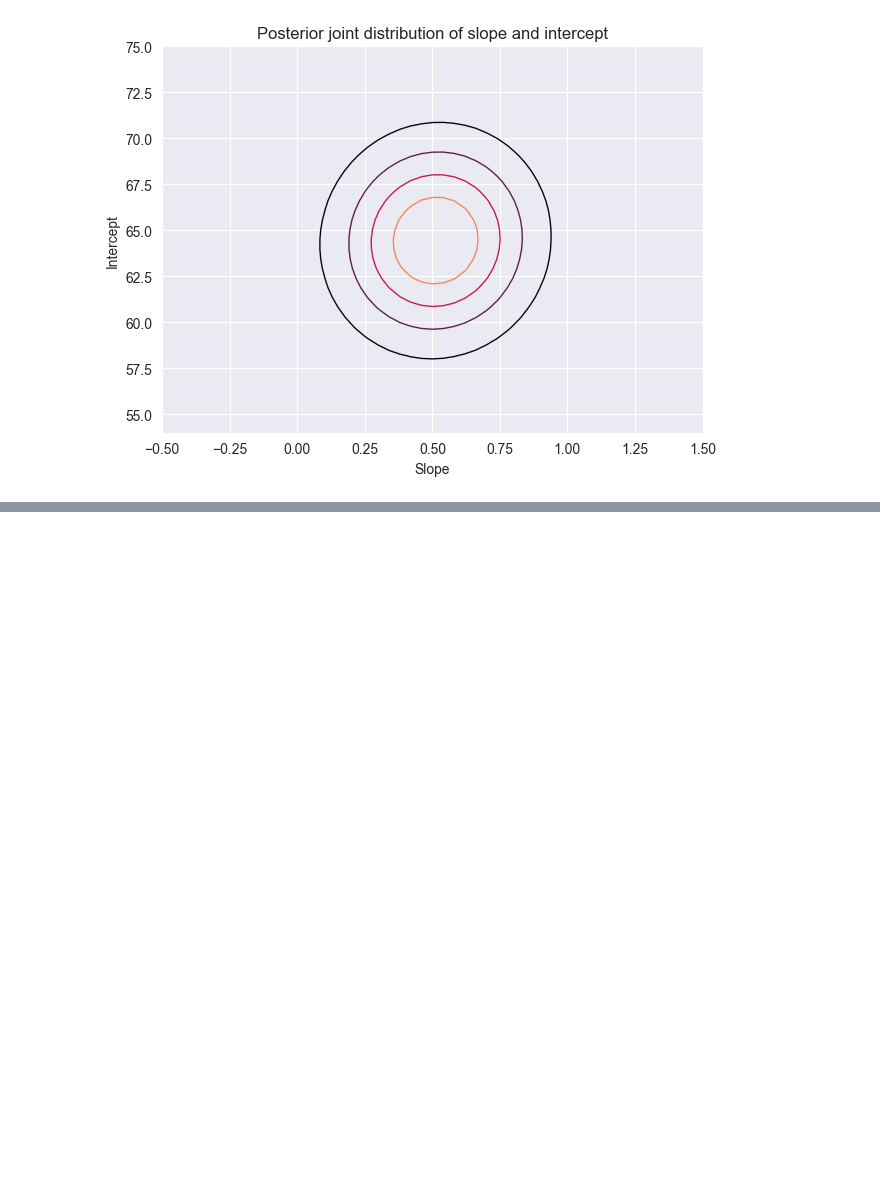
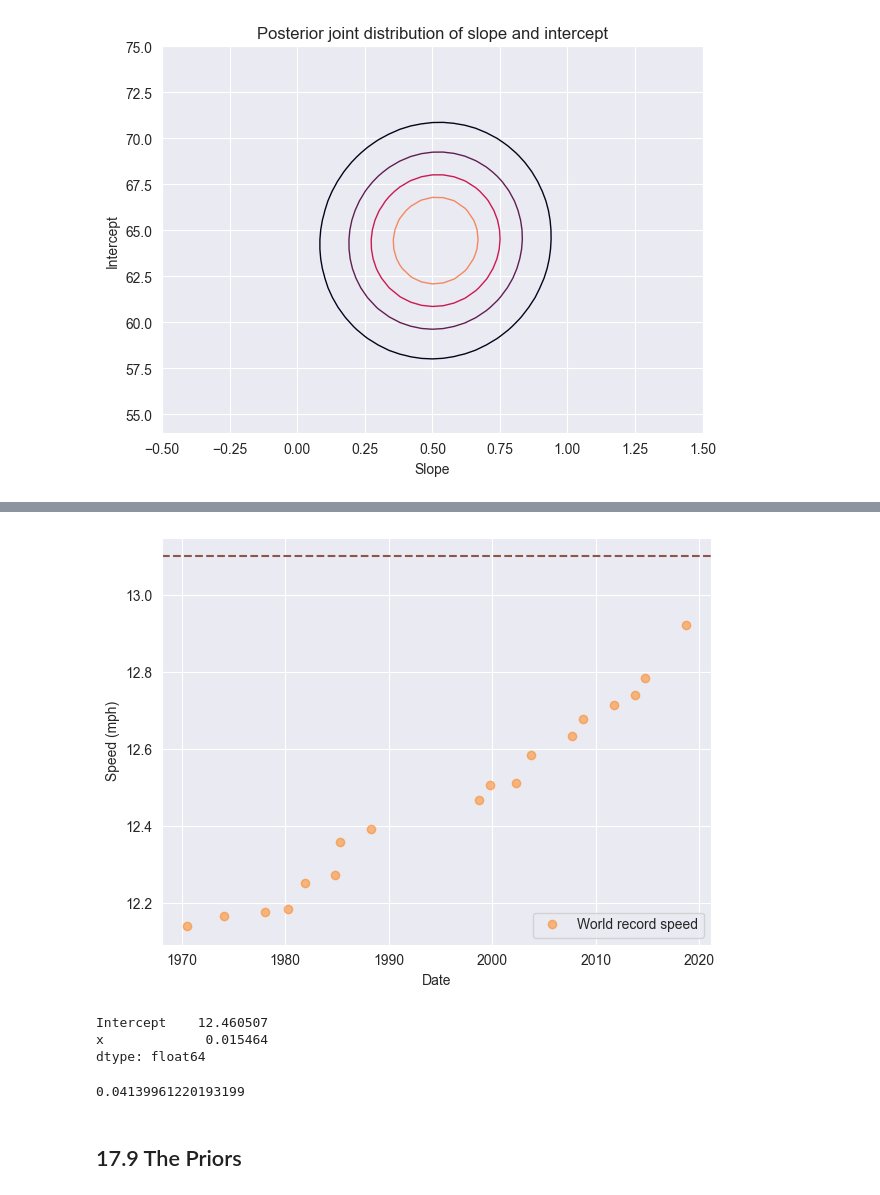
Before and after one commit to Xupeiyi/think-bayes, a Jupyter notebook: chapter17.ipynb, the cells around one changed output, grey strips where cells are left out. Drawn from its saved outputs; the diff is of its cells as text; code cells hidden in the pictures; blank space fills up the shorter version.

```diff
--- a/chapter17.ipynb
+++ b/chapter17.ipynb
@@ -281,0 +314,4 @@ decorate(title='Posterior joint distribution of slope and intercept')
+# %%
+recent = table['date'] > pd.to_datetime('1970')
+data = table.loc[recent].copy()
+data.head()
@@ -281,0 +325,4 @@ decorate(title='Posterior joint distribution of slope and intercept')
+# %%
+plot_speeds(data)
+# %% [output]
+[figure, added]
@@ -281,0 +334,14 @@ decorate(title='Posterior joint distribution of slope and intercept')
+# %%
+formula = 'y ~ x'
+results = smf.ols(formula, data=data).fit()
+results.params
+# %% [output]
+Intercept    12.460507
+x             0.015464
+dtype: float64
+# %%
+results.resid.std()
+# %% [output]
+0.04139961220193199
+# %% [markdown]
+## 17.9 The Priors
```
Also changed, not shown: parts of 14 cells of this notebook.
